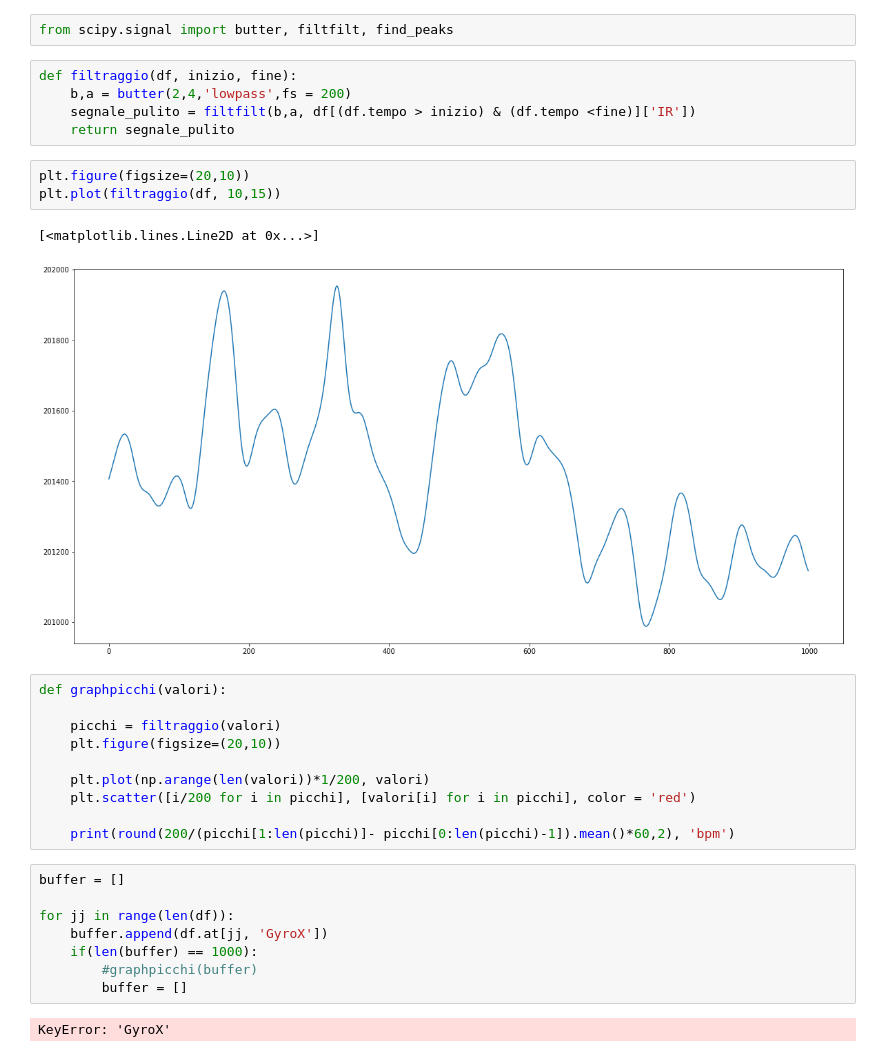
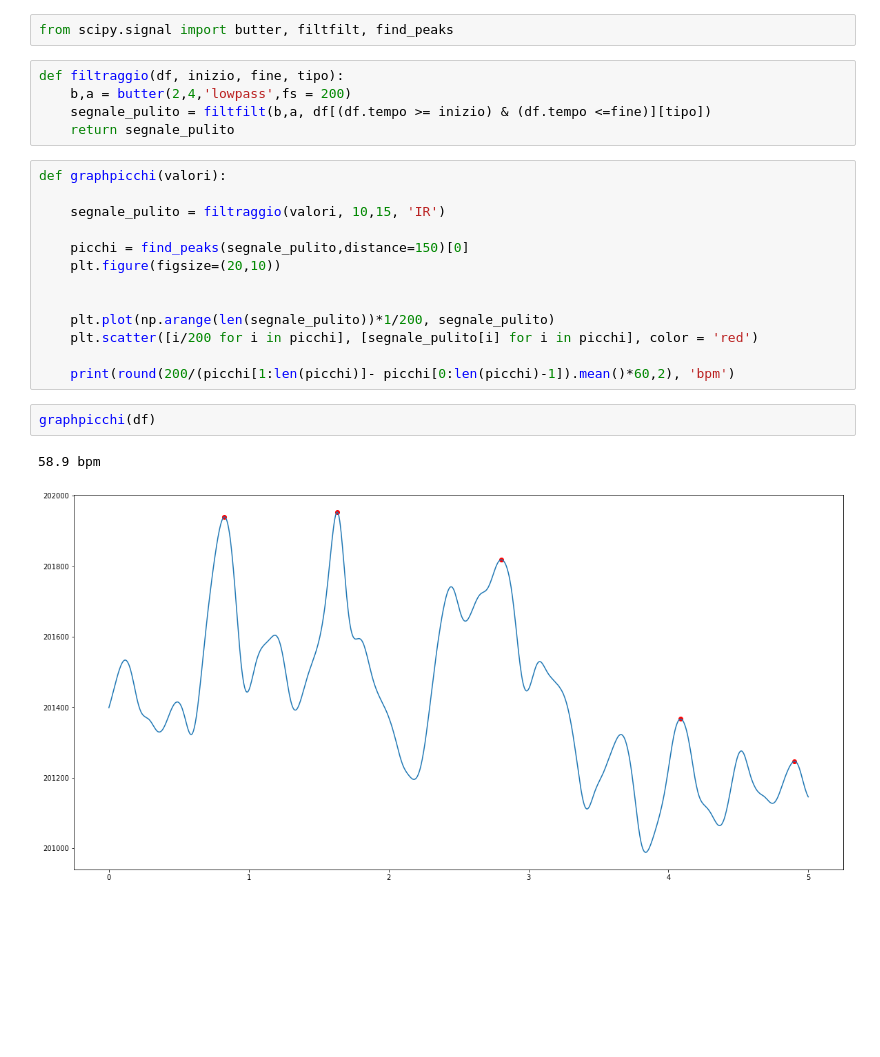
Before and after one commit to 221eSmact/PPG-p2, a Jupyter notebook: code/report.ipynb, the cells around one changed output. Cells and saved outputs as stored; diff of their text form; blank space fills up the shorter version.

Commit message:
picchi

```diff
--- a/code/report.ipynb
+++ b/code/report.ipynb
@@ -77,33 +61,25 @@ df[(df.tempo>10) & (df.tempo<15)].plot(x='tempo',y= 'IR', figsize=(20,10))
 # %%
 from scipy.signal import butter, filtfilt, find_peaks
 # %%
-def filtraggio(df, inizio, fine):
+def filtraggio(df, inizio, fine, tipo):
     b,a = butter(2,4,'lowpass',fs = 200)
-    segnale_pulito = filtfilt(b,a, df[(df.tempo > inizio) & (df.tempo <fine)]['IR'])
+    segnale_pulito = filtfilt(b,a, df[(df.tempo >= inizio) & (df.tempo <=fine)][tipo])
     return segnale_pulito
-# %%
-plt.figure(figsize=(20,10))
-plt.plot(filtraggio(df, 10,15))
-# %% [output]
-[<matplotlib.lines.Line2D at 0x...>]
-[figure, removed]
 # %%
 def graphpicchi(valori):
 
-    picchi = filtraggio(valori)
+    segnale_pulito = filtraggio(valori, 10,15, 'IR')
+
+    picchi = find_peaks(segnale_pulito,distance=150)[0]
     plt.figure(figsize=(20,10))
 
-    plt.plot(np.arange(len(valori))*1/200, valori)
-    plt.scatter([i/200 for i in picchi], [valori[i] for i in picchi], color = 'red')
+
+    plt.plot(np.arange(len(segnale_pulito))*1/200, segnale_pulito)
+    plt.scatter([i/200 for i in picchi], [segnale_pulito[i] for i in picchi], color = 'red')
 
     print(round(200/(picchi[1:len(picchi)]- picchi[0:len(picchi)-1]).mean()*60,2), 'bpm')
-# %%
-buffer = []
-
-for jj in range(len(df)):
-    buffer.append(df.at[jj, 'GyroX'])
-    if(len(buffer) == 1000):
-        #graphpicchi(buffer)
-        buffer = []
-# %% [output]
-KeyError: 'GyroX'
+# %%
+graphpicchi(df)
+# %% [output]
+58.9 bpm
+[figure, added]
```
Also changed, not shown: parts of 3 cells of this notebook.
